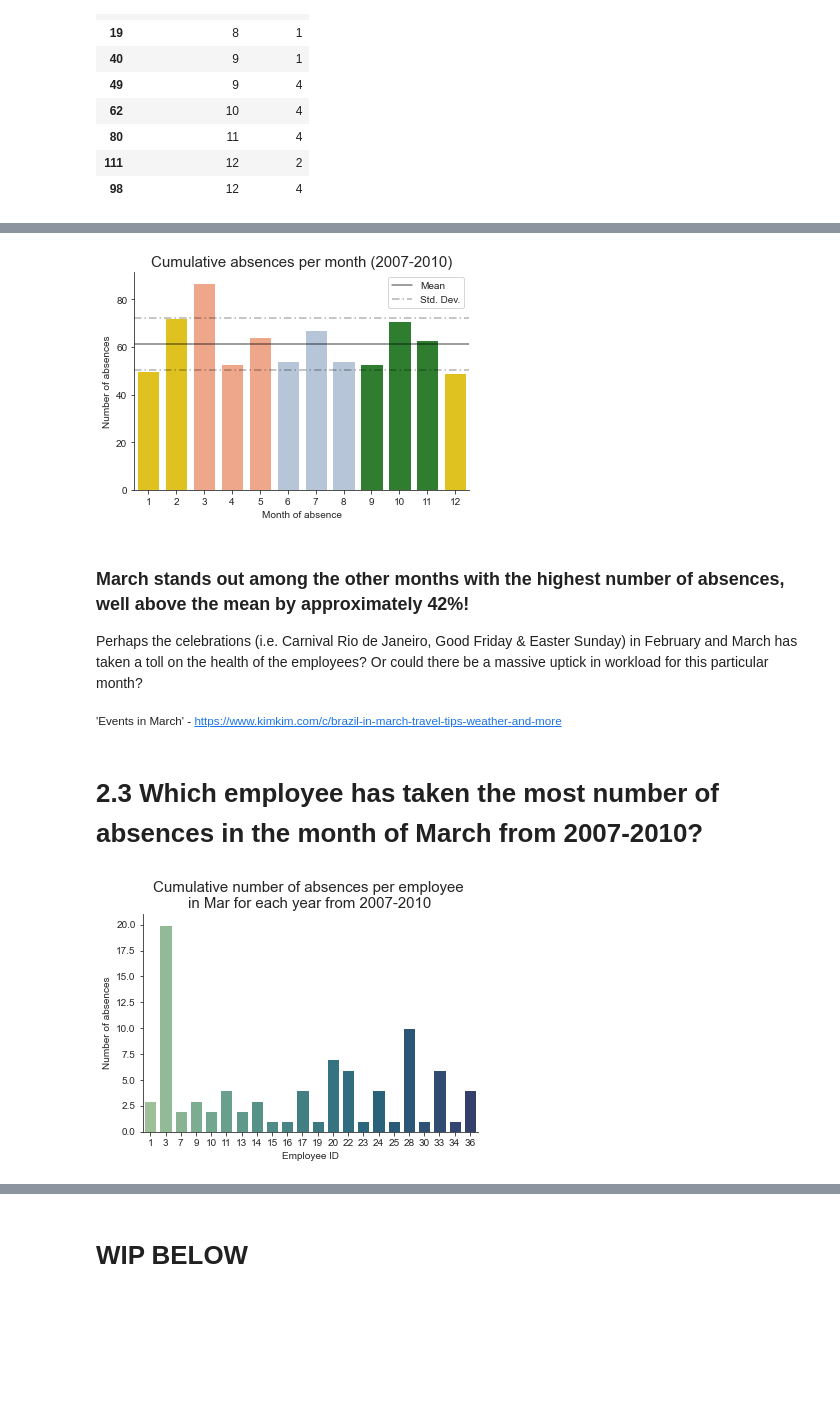
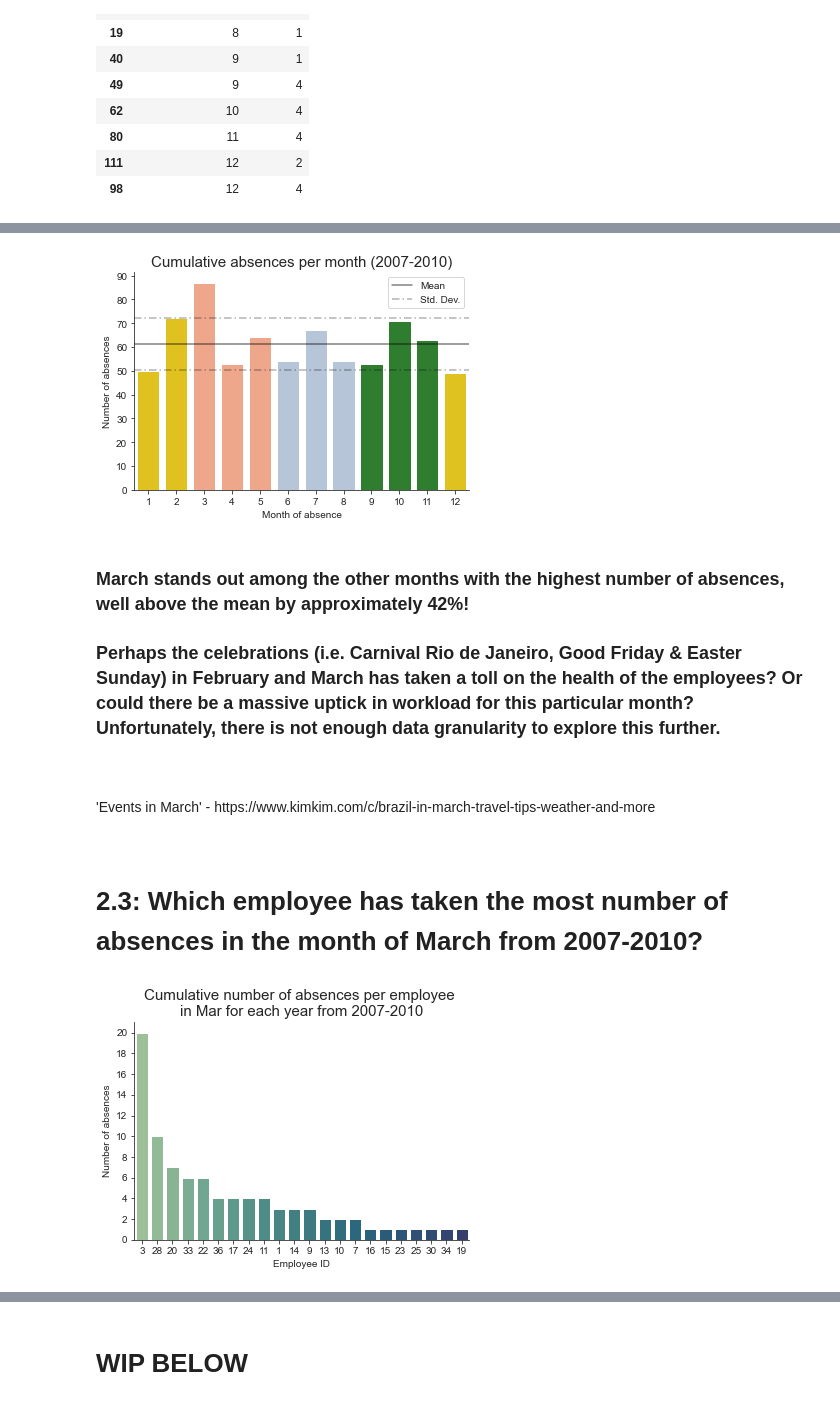
Before and after one commit to diweiho/Absenteeism-at-work, a Jupyter notebook: analysis.ipynb, the cells around one changed output, grey strips where cells are left out. Cells and saved outputs as stored; diff of their text form; code cells hidden in the pictures; blank space fills up the shorter version.

```diff
--- a/analysis.ipynb
+++ b/analysis.ipynb
@@ -194,30 +191,35 @@ mthPlot = sns.barplot(x='Month of absence', y='Number of absences', data=abs_mth
 mthPlot.axhline(mean_abs_mth, color='black', alpha=0.5, label='Mean')
 mthPlot.axhline(mean_abs_mth+sd_abs_mth, color='black', alpha=0.3, dashes=(5,2,1,2), label= 'Std. Dev.')
 mthPlot.axhline(mean_abs_mth-sd_abs_mth, color='black', alpha=0.3, dashes=(5,2,1,2))
+plt.yticks(range(0, max(abs_mth['Number of absences'])+10, 10))
 plt.legend()
 plt.title('Cumulative absences per month (2007-2010)', fontdict={'fontsize':15})
 plt.show()
 # %% [output]
-[figure, old version]
+[figure, new version]
 # %% [markdown]
 ### March stands out among the other months with the highest number of absences, well above the mean by approximately 42%!
 
-Perhaps the celebrations (i.e. Carnival Rio de Janeiro, Good Friday & Easter Sunday) in February and March has taken a toll on the health of the employees? Or could there be a massive uptick in workload for this particular month?
-
-<sub>'Events in March' - https://www.kimkim.com/c/brazil-in-march-travel-tips-weather-and-more</sub>
+### Perhaps the celebrations (i.e. Carnival Rio de Janeiro, Good Friday & Easter Sunday) in February and March has taken a toll on the health of the employees? Or could there be a massive uptick in workload for this particular month? Unfortunately, there is not enough data granularity to explore this further.
+<br>
+<br>
+'Events in March' - https://www.kimkim.com/c/brazil-in-march-travel-tips-weather-and-more
+<br>
+<br>
 # %% [markdown]
-# 2.3 Which employee has taken the most number of absences in the month of March from 2007-2010?
+# 2.3: Which employee has taken the most number of absences in the month of March from 2007-2010?
 # %%
 # Drilling down to the month of March
 mar_df = df[df['Month of absence']==3]
-mar_absentees = mar_df.groupby('ID').size()
+mar_absentees = mar_df.groupby('ID').size().sort_values(ascending=False)
 
 # Plot
-sns.barplot(x=mar_absentees.index, y=mar_absentees.values, palette='crest')
+sns.barplot(x=mar_absentees.index, y=mar_absentees.values, palette='crest', order=mar_absentees.index)
+plt.yticks(range(0, max(mar_absentees.values)+1, 2))
 plt.xlabel('Employee ID')
 plt.ylabel('Number of absences')
 plt.title('Cumulative number of absences per employee \nin Mar for each year from 2007-2010', fontdict={'fontsize':15})
 plt.show()
 # %% [output]
-[figure, old version]
+[figure, new version]
 # %% [markdown]
```
Also changed, not shown: parts of 13 cells of this notebook.
